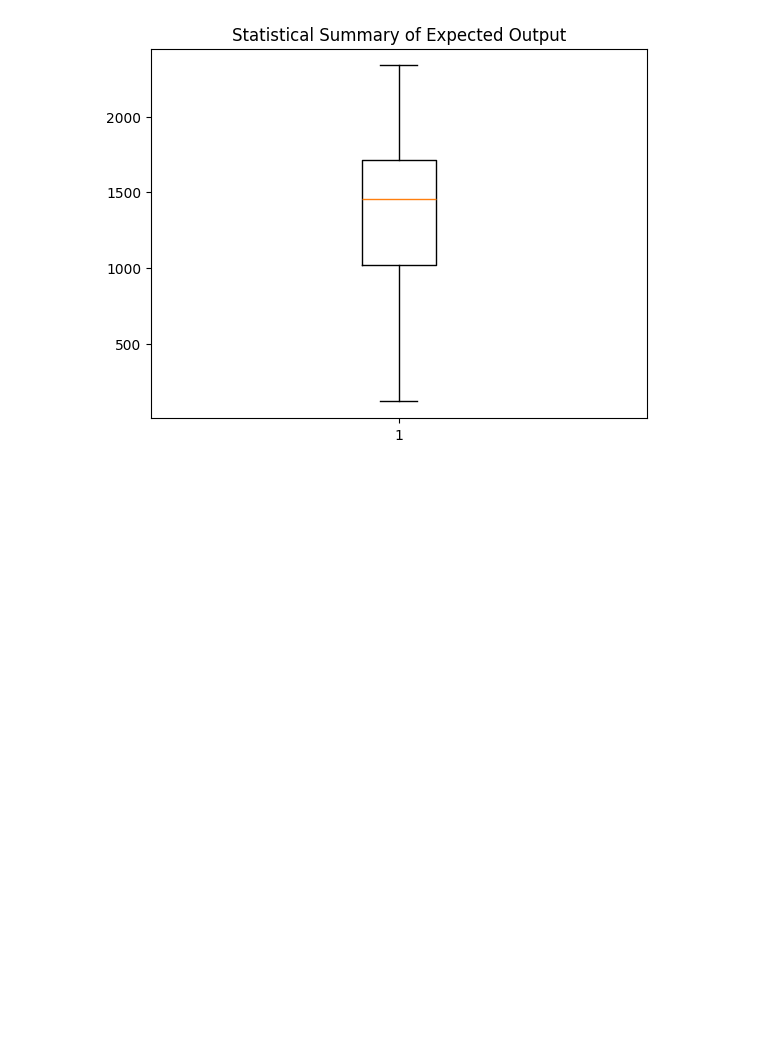
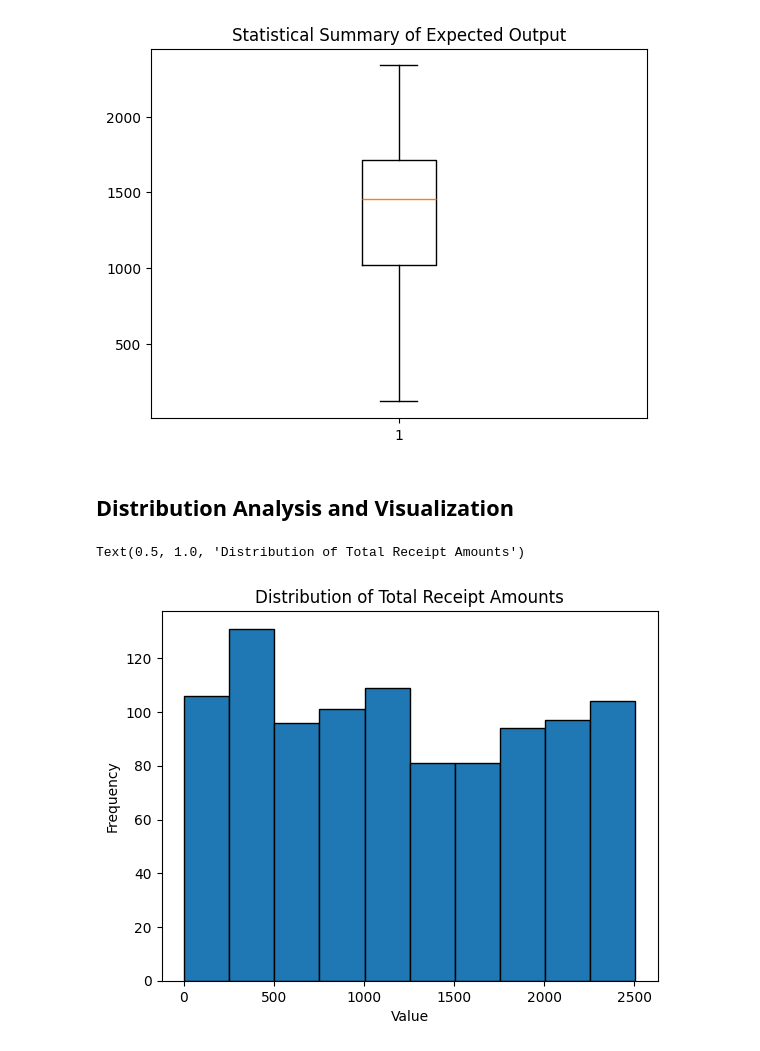
Before and after one commit to srazam/MachineLearningTeamProject, a Jupyter notebook: dataExp.ipynb, the cells around one changed output. Saved outputs shown, nothing was run; the diff lists cells and outputs as text; code cells hidden in the pictures; blank space fills up the shorter version.

Commit message:
Distribution visualization of all the different features

```diff
--- a/dataExp.ipynb
+++ b/dataExp.ipynb
@@ -122,3 +122,13 @@ plt.title("Statistical Summary of Expected Output")
 # %% [output]
 Text(0.5, 1.0, 'Statistical Summary of Expected Output')
 [figure]
+# %% [markdown]
+## Distribution Analysis and Visualization
+# %%
+plt.hist(amount, edgecolor = "black")
+plt.xlabel("Value")
+plt.ylabel("Frequency")
+plt.title("Distribution of Total Receipt Amounts")
+# %% [output]
+Text(0.5, 1.0, 'Distribution of Total Receipt Amounts')
+[figure, added]
```
Also changed, not shown: parts of 3 cells of this notebook.
